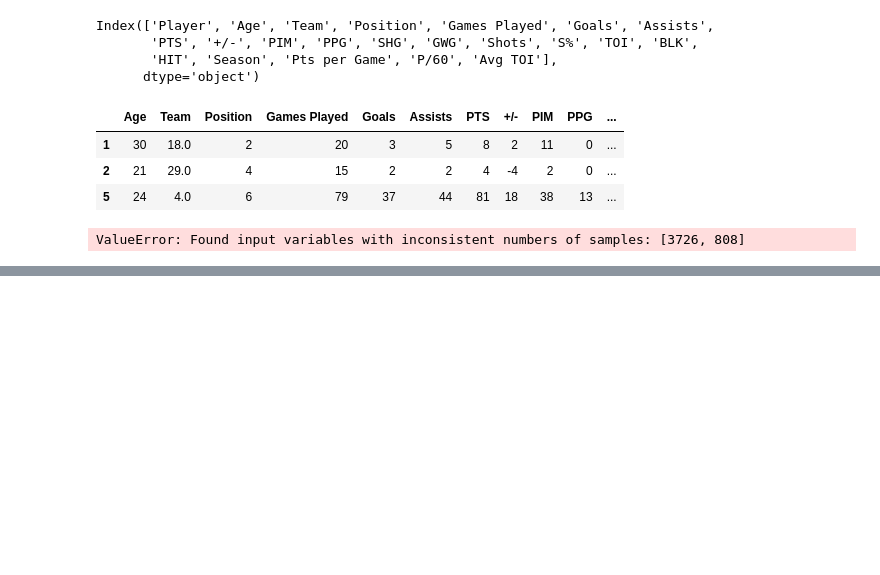
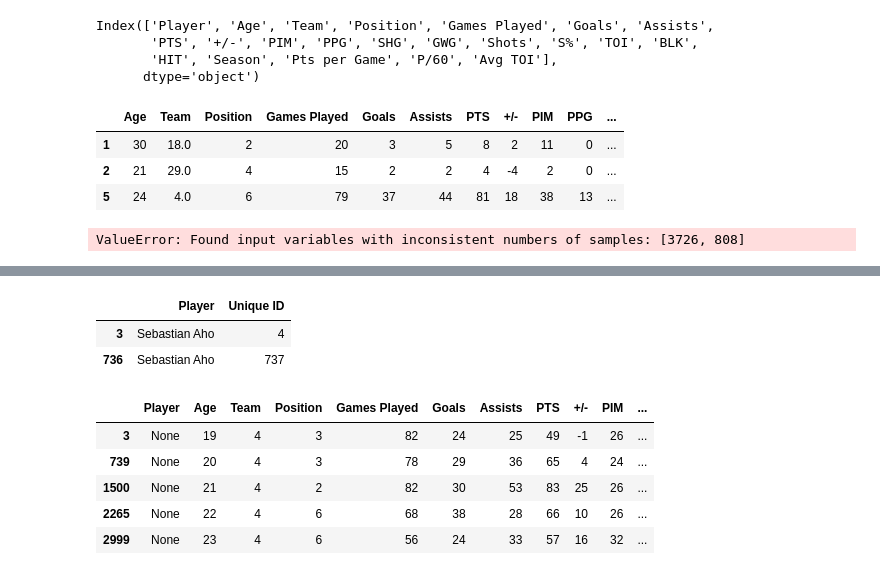
Before and after one commit to slannon95/hockey_forecast, a Jupyter notebook: notebooks/trials_n_errors.ipynb, the cells around one changed output, grey strips where cells are left out. Cells and saved outputs as stored; diff of their text form; code cells hidden in the pictures; blank space fills up the shorter version.

```diff
--- a/notebooks/trials_n_errors.ipynb
+++ b/notebooks/trials_n_errors.ipynb
@@ -1241,0 +1304,18 @@ ValueError: Found input variables with inconsistent numbers of samples: [3726, 8
+# %%
+# Check if unique IDs are still associated with individuals
+players[players['Player'] == 'Sebastian Aho']
+# %% [output]
+|  | Player | Unique ID |
+| 3 | Sebastian Aho | 4 |
+| 736 | Sebastian Aho | 737 |
+# %%
+# One Sebastian Aho [4] should have 5 results, pretty good P/60 and Pts per Game
+# The other Sebastian Aho [737] should have 1 result, bad P/60 and Pts per Game
+data[data['Unique ID'] == 4]
+# %% [output]
+|  | Player | Age | Team | Position | Games Played | Goals | Assists | PTS | +/- | PIM | ... |
+| 3 | None | 19 | 4 | 3 | 82 | 24 | 25 | 49 | -1 | 26 | ... |
+| 739 | None | 20 | 4 | 3 | 78 | 29 | 36 | 65 | 4 | 24 | ... |
+| 1500 | None | 21 | 4 | 2 | 82 | 30 | 53 | 83 | 25 | 26 | ... |
+| 2265 | None | 22 | 4 | 6 | 68 | 38 | 28 | 66 | 10 | 26 | ... |
+| 2999 | None | 23 | 4 | 6 | 56 | 24 | 33 | 57 | 16 | 32 | ... |
```
Also changed, not shown: parts of 11 cells of this notebook.
